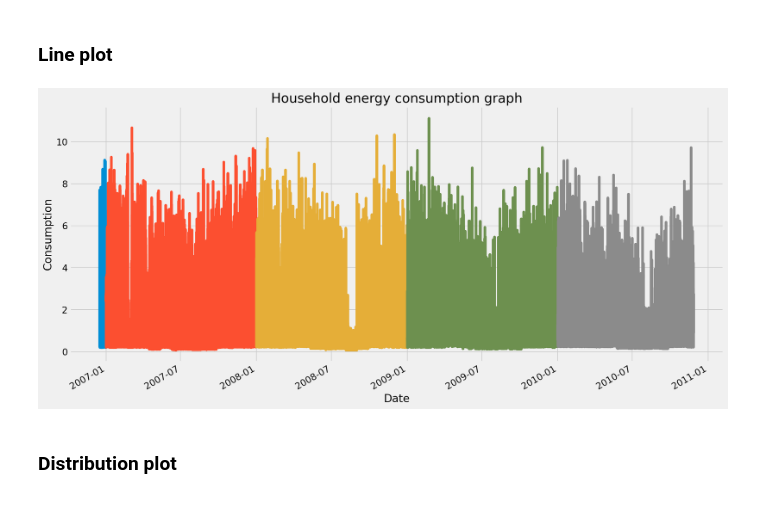
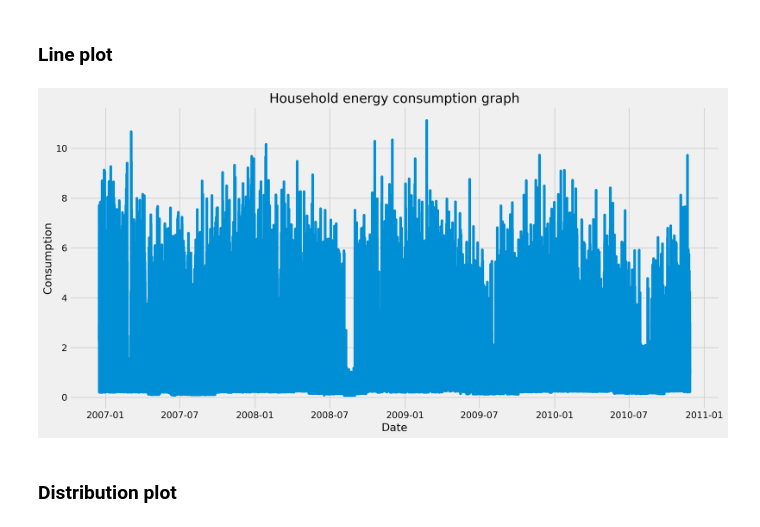
Before and after one commit to Melodyellinn/Projet_RNR, a Jupyter notebook: notebooks/notebook_EDA.ipynb, the cells around one changed output. Drawn from its saved outputs; the diff is of its cells as text; code cells hidden in the pictures.

```diff
--- a/notebooks/notebook_EDA.ipynb
+++ b/notebooks/notebook_EDA.ipynb
@@ -16,11 +16,23 @@ from pandas.plotting import autocorrelation_plot
 import seaborn as sns
 import matplotlib.pyplot as plt
 %matplotlib inline
+%config InlineBackend.figure_format = 'retina'
+plt.rcParams['savefig.facecolor'] = "0.8"
+plt.rcParams.update({'figure.figsize': (16, 8), 'figure.dpi': 120})
+plt.style.use('fivethirtyeight')
 
 # statsmodel
 from statsmodels.tsa.seasonal import seasonal_decompose
 from statsmodels.tsa.stattools import adfuller
 
+# keras model
+from tensorflow.keras.preprocessing import sequence
+from keras.preprocessing.sequence import TimeseriesGenerator
+
+from tensorflow.keras.models import Sequential
+from tensorflow.keras.layers import Dense, Embedding
+from tensorflow.keras.layers import LSTM, GRU
+
 # ignore warnings
 import warnings
 warnings.filterwarnings('ignore')
@@ -50,7 +62,7 @@ We should not forget to specify some parameters to ensure the data is loaded cor
 - Specify that we would like our new ‘datetime’ column to be the index for the DataFrame (index_col=[‘datetime’]).
 # %%
 # define dataset path
-datapath="../data/raw/household_unique/household_power_consumption.txt"
+datapath="../data/raw/household_power_consumption.txt"
 # %%
 # import / read dateset file
 ts_house = pd.read_csv(datapath, sep=';', header=0, low_memory=False, infer_datetime_format=True, parse_dates={'datetime':[0,1]}, index_col=['datetime'])
@@ -178,6 +196,0 @@ ts_house.to_csv('../data/interim/household_unique/household_power_consumption.cs
-# %%
-# define plot parameters
-%config InlineBackend.figure_format = 'retina'
-plt.rcParams['savefig.facecolor'] = "0.8"
-plt.rcParams['figure.figsize'] = (16,8)
-plt.style.use('fivethirtyeight')
@@ -191,12 +217,14 @@ ts_hp = ts_house.filter(like='global_active')
 # %%
 # features line plot
 plt.xlabel("Date")
 plt.ylabel("Consumption")
 plt.title("Household energy consumption graph")
-ts_hp.resample('Y').plot()
+plt.plot(ts_hp)
 plt.show()
+
+# ax.get_lines()[-1].set_linewidth(5) ## set linewidth plot
 # %% [output]
-[figure, old version]
+[figure, new version]
 # %% [markdown]
 ### Distribution plot
 # %%
```
Also changed, not shown: parts of 10 cells of this notebook.
